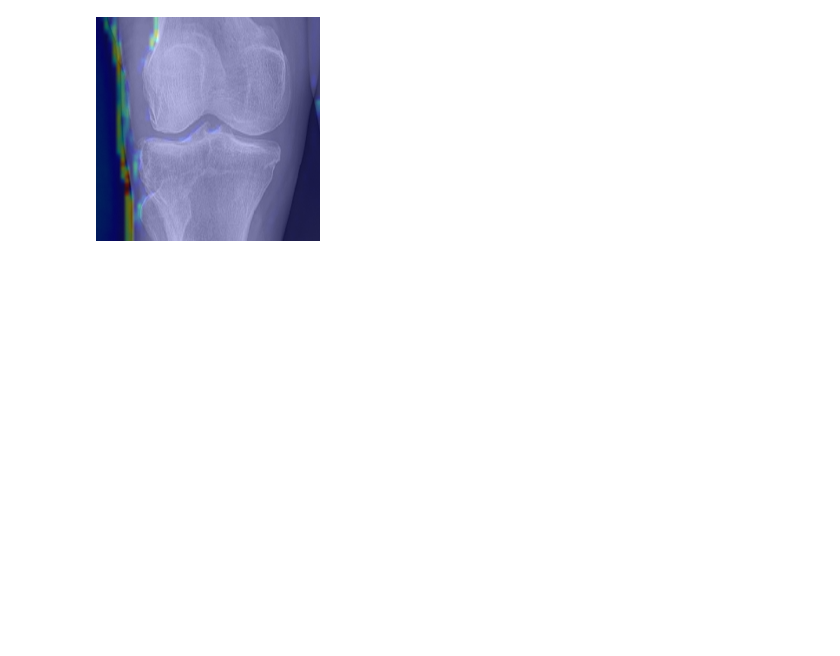
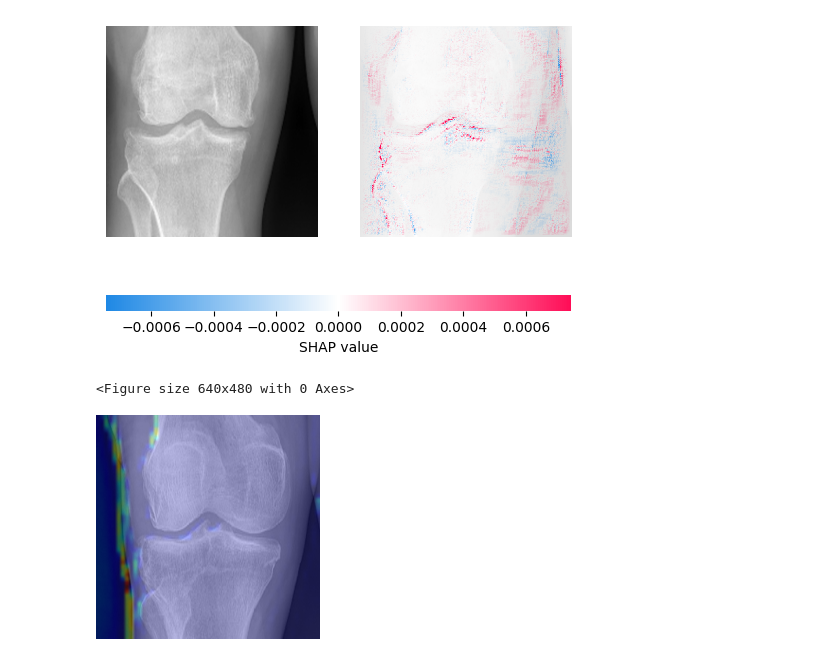
Before and after one commit to wozniakw2002/BSc-thesis, a Jupyter notebook: Notebooks/GRADcamTest.ipynb, the cells around one changed output. Drawn from its saved outputs; the diff is of its cells as text; code cells hidden in the pictures; blank space fills up the shorter version.

```diff
--- a/Notebooks/GRADcamTest.ipynb
+++ b/Notebooks/GRADcamTest.ipynb
@@ -23,3 +40,8 @@ model.load_weights('model.h5')
+# %%
+Interpretation.show_shap(model,np.array([photo[0]]))
+# %% [output]
+[figure, added]
+<Figure size 640x480 with 0 Axes>
 # %%
 image = Image.open(r"C:\Users\sebas\Documents\GitHub\BSc-thesis\data\train\train\Osteoarthritis\MildG2 (200).png")
 image_2 = Image.open(r"C:\Users\sebas\Documents\GitHub\BSc-thesis\data\train\train\Osteoarthritis\MildG2 (1).png")
```
Also changed, not shown: parts of 2 cells of this notebook, 4 other files.
